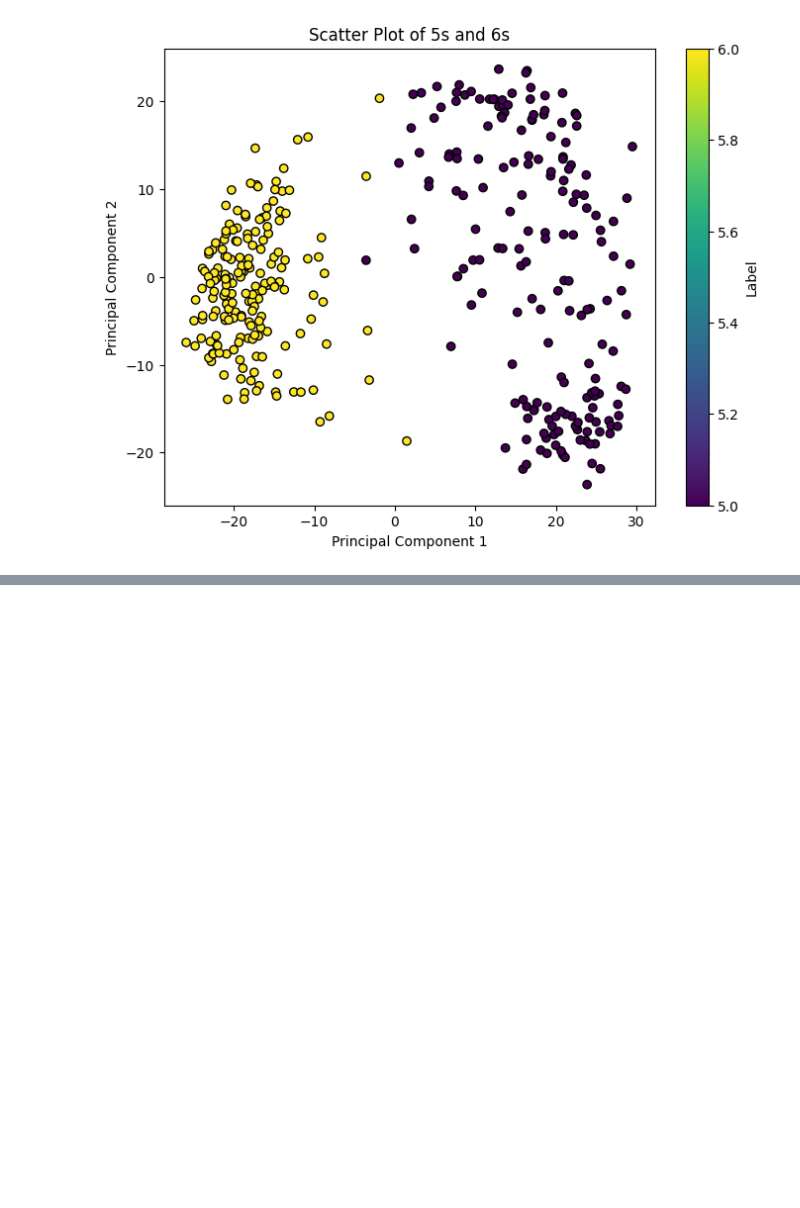
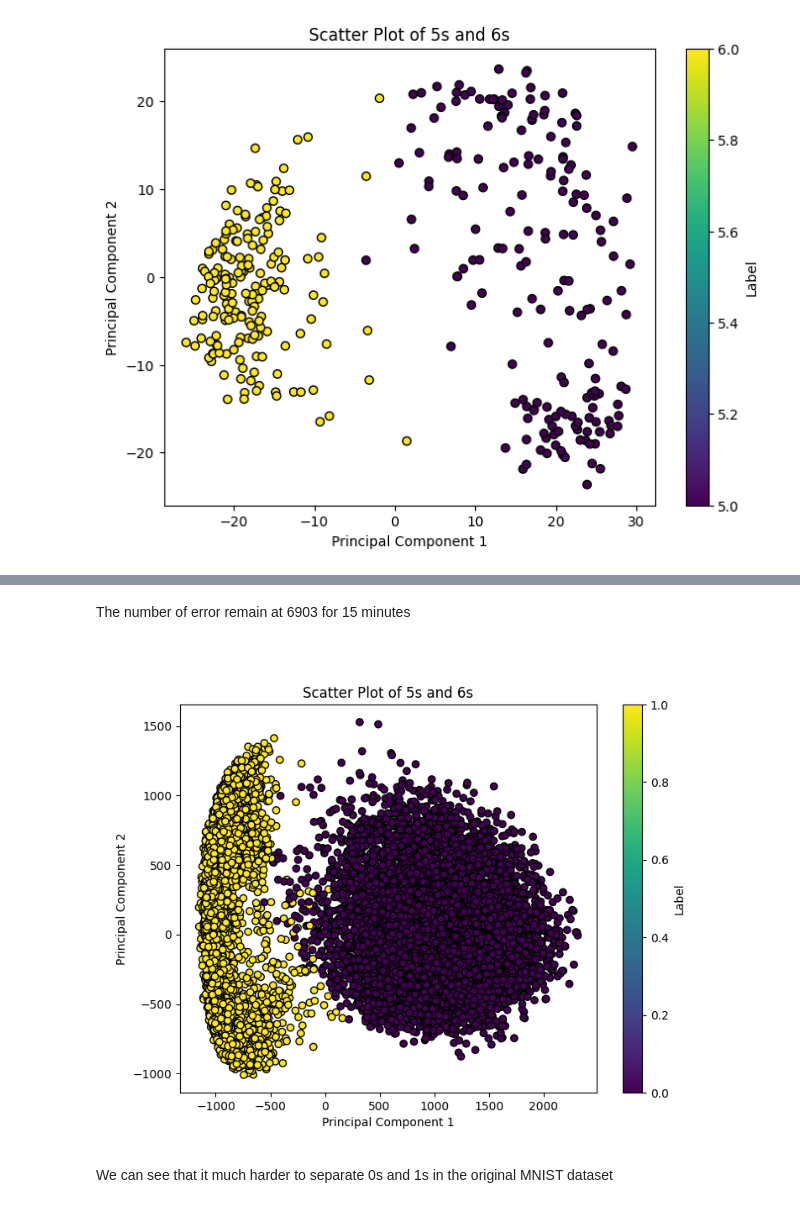
Before and after one commit to tnguyenphananh/MLmaterial, a Jupyter notebook: mnist.ipynb, the cells around one changed output, grey strips where cells are left out. Saved outputs shown, nothing was run; the diff lists cells and outputs as text; code cells hidden in the pictures; blank space fills up the shorter version.

Commit message:
Testing on original MNIST dataset

```diff
--- a/mnist.ipynb
+++ b/mnist.ipynb
@@ -145,0 +148,8 @@ plt.show()
+# %%
+from sklearn.datasets import fetch_openml
+mnist = fetch_openml('mnist_784')
+x = mnist.data
+y = mnist.target
+# %%
+feature = np.array(x)
+feature
@@ -145,0 +180,9 @@ plt.show()
+# %%
+# Convert labels to integers
+labels = y.astype(np.uint8)
+
+# Filter the dataset to include only 0s and 1s
+filter_mask = (labels == 0) | (labels == 1)
+
+images_01 = feature[filter_mask]
+labels_01 = labels[filter_mask]
@@ -145,0 +211,20 @@ plt.show()
+# %% [markdown]
+The number of error remain at 6903 for 15 minutes
+# %%
+%matplotlib widget
+# Apply PCA to reduce dimensionality to 2 components
+pca = PCA(n_components=2)
+images_pca = pca.fit_transform(images_01)
+
+# Create a scatter plot
+plt.figure(figsize=(8, 6))
+plt.scatter(images_pca[:, 0], images_pca[:, 1], c=labels_01, cmap='viridis', marker='o', edgecolors='k')
+plt.title('Scatter Plot of 5s and 6s')
+plt.xlabel('Principal Component 1')
+plt.ylabel('Principal Component 2')
+plt.colorbar(label='Label')
+plt.show()
+# %% [output]
+[figure, added]
+# %% [markdown]
+We can see that it much harder to separate 0s and 1s in the original MNIST dataset
```
Also changed, not shown: parts of 7 cells of this notebook.
